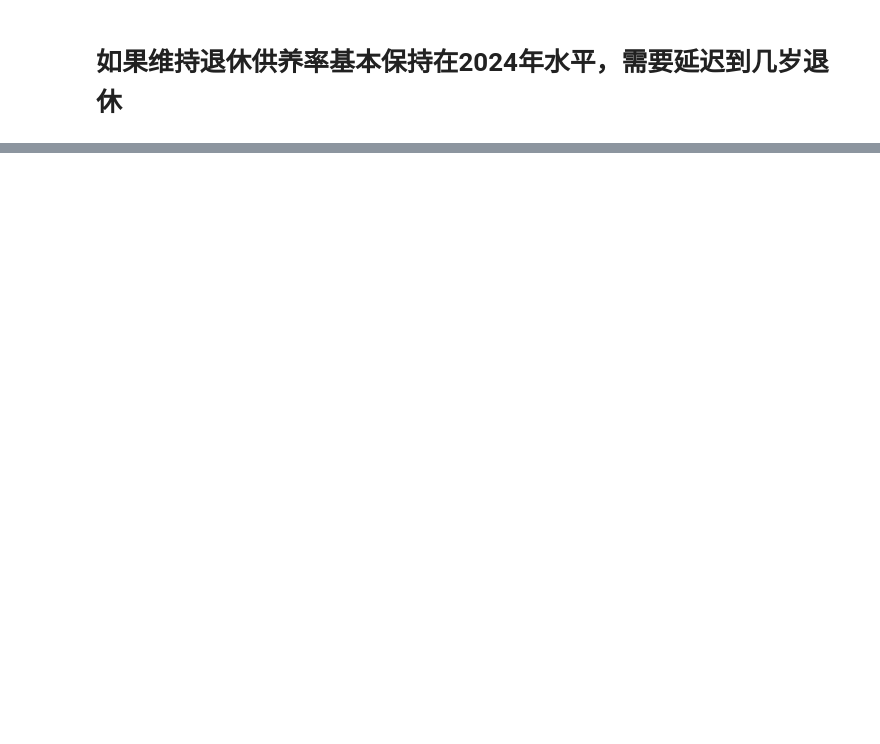
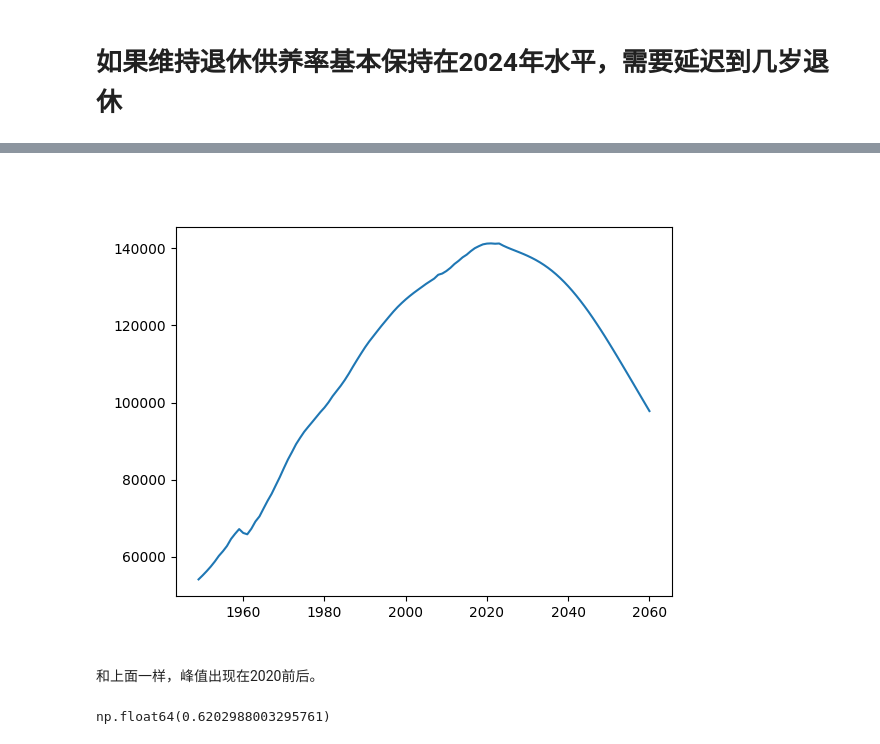
Before and after one commit to shell909090/slides, a Jupyter notebook: ipynb/pycon2024.ipynb, the cells around one changed output, grey strips where cells are left out. Saved outputs shown, nothing was run; the diff lists cells and outputs as text; code cells hidden in the pictures; blank space fills up the shorter version.

```diff
--- a/ipynb/pycon2024.ipynb
+++ b/ipynb/pycon2024.ipynb
@@ -276,0 +295,24 @@ df
+# %%
+for y in range(2023, 2060):
+    pop = population.loc[y]
+    pop *= (1-life['CL5']-0.0014)
+    pop.index += 1
+    pop = pop.copy()
+    pop.loc[0] = 0.01*population.loc[y, 15:50].sum()
+    population.loc[y+1] = pop
+# %%
+plt.close()
+total = population.sum(axis=1)
+plt.plot(total)
+plt.show()
+# %% [output]
+[figure, added]
+# %% [markdown]
+和上面一样，峰值出现在2020前后。
+# %%
+labors = population.loc[:, 20:50].sum(axis=1)+0.5*population.loc[:, 50:60].sum(axis=1)
+retired = population.loc[:, 60:].sum(axis=1)+0.5*population.loc[:, 50:60].sum(axis=1)
+support_ratio = retired/labors
+support_ratio[2024]
+# %% [output]
+np.float64(0.6202988003295761)
```
Also changed, not shown: parts of 37 cells of this notebook, 1 other file.
